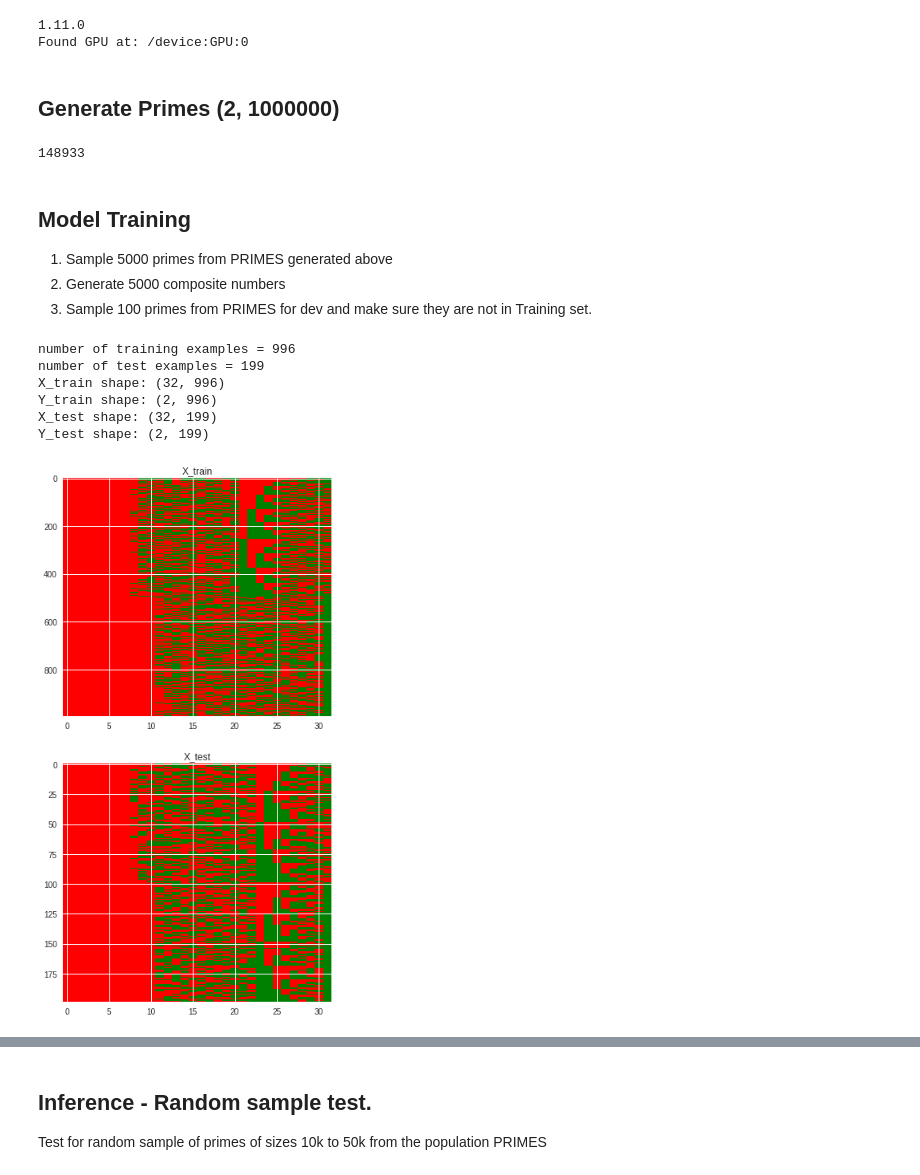
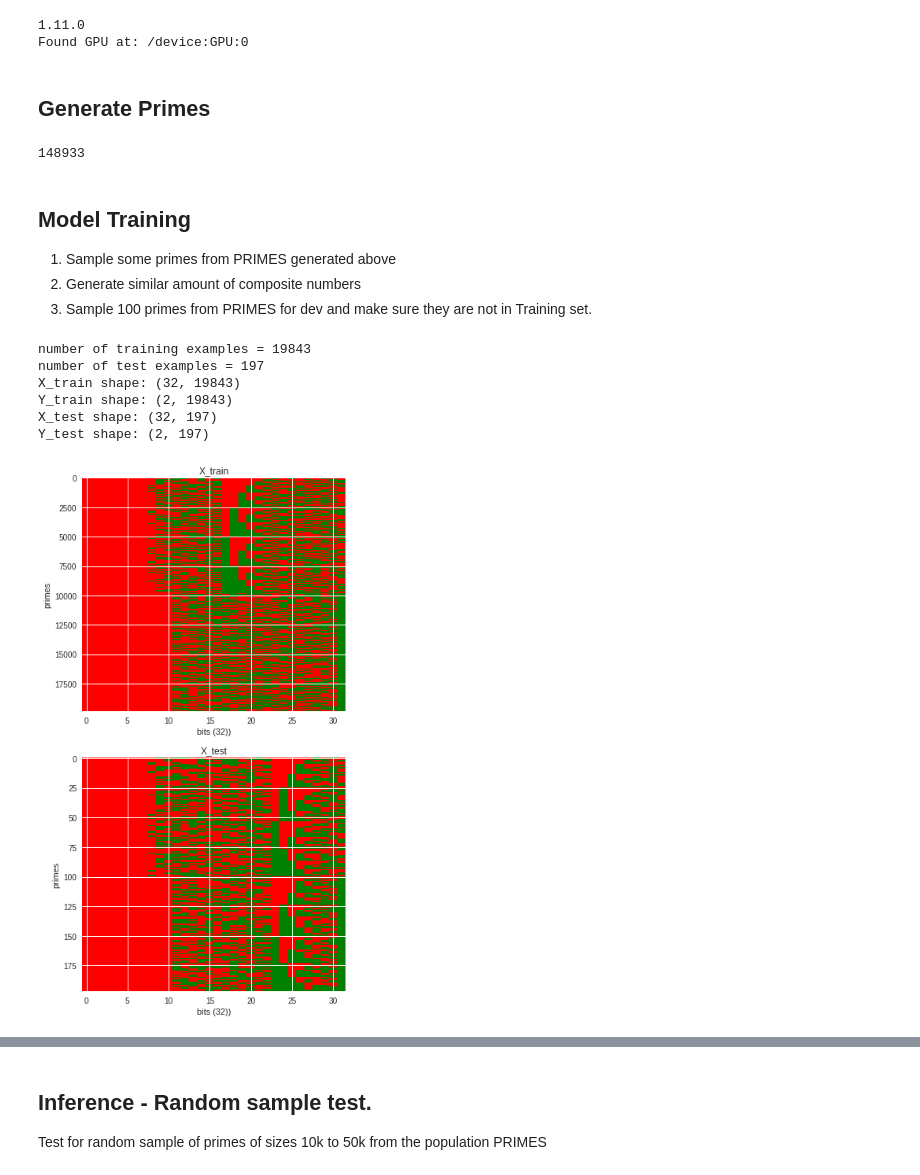
Before and after one commit to yepuv1/primality, a Jupyter notebook: Prime_numbers.ipynb, the cells around one changed output, grey strips where cells are left out. Cells and saved outputs as stored; diff of their text form; code cells hidden in the pictures.

```diff
--- a/Prime_numbers.ipynb
+++ b/Prime_numbers.ipynb
@@ -67,12 +67,12 @@ def generate_x_y(primes=None, composites=None, feature_size=32, ):
   X = None
   Y = None
 
-  if primes :
+  if primes is not None :
     p_examples_size = len(primes)
     p_x = convert_dec2bin(primes, feature_size)
     p_y = np.ones(shape=(1,p_examples_size), dtype=np.int32)
 
-  if composites:
+  if composites is not None:
     c_examples_size = len(composites)
     c_x = convert_dec2bin(composites, feature_size)
     c_y = np.zeros(shape=(1,c_examples_size), dtype=np.int32)
@@ -414,16 +414,21 @@ def show_pattern(image_list, titles):
   fig, ax = plt.subplots(nrows=nrows, ncols=1, figsize=(6, 6 * l), dpi= 72)
 
   if l == 1:
+    ax.set_ylabel('primes')
+    ax.set_xlabel('bits (32)')
     ax.set_title(titles[0])
     ax.imshow(image_list[0], aspect='auto')
+
   else:
     for r, im in enumerate(image_list):
+      ax[r].set_ylabel('primes')
+      ax[r].set_xlabel('bits (32))')
       ax[r].set_title(titles[r])
       ax[r].imshow(im, aspect='auto')
 # %% [markdown]
-## Generate Primes (2, 1000000)
+## Generate Primes
 # %%
-PRIMES_FILENAME = "primes_.p"
+PRIMES_FILENAME = "primes.p"
 def save_primes(file, start, end):
   p_num = [i for i in primerange(start, end)]
   pickle.dump( p_num, open(file, "wb" ))
@@ -443,12 +448,12 @@ print(len(PRIMES))
 # %% [markdown]
 ## Model Training
 
-1.   Sample 5000 primes from PRIMES generated above
-2.   Generate 5000 composite numbers
+1.   Sample some primes from PRIMES generated above
+2.   Generate similar amount of composite numbers
 3.   Sample 100 primes from PRIMES  for dev and make sure they are not in Training set.
 # %%
-def train_data():
-  examples_size = 500
+def train_data(examples_size = 5000):
+
   primes_set = set(PRIMES)
   c, size = generate_composite(examples_size, primes_set)
   p, size = generate_random_primes(examples_size,PRIMES)
@@ -503,15 +508,15 @@ def main(X_train, Y_train, training_size, X_test, Y_test, test_size ):
   )
   return parameters
 # %%
-X_train, Y_train, training_size, X_test, Y_test, test_size = train_data()
+X_train, Y_train, training_size, X_test, Y_test, test_size = train_data(10000)
 # %% [output]
-number of training examples = 996
-number of test examples = 199
-X_train shape: (32, 996)
-Y_train shape: (2, 996)
-X_test shape: (32, 199)
-Y_test shape: (2, 199)
+number of training examples = 19843
+number of test examples = 197
+X_train shape: (32, 19843)
+Y_train shape: (2, 19843)
+X_test shape: (32, 197)
+Y_test shape: (2, 197)
-[figure, old version]
+[figure, new version]
 # %%
 parameters = main(X_train, Y_train, training_size, X_test, Y_test, test_size)
 # %% [output]
```
Also changed, not shown: parts of 8 cells of this notebook.
